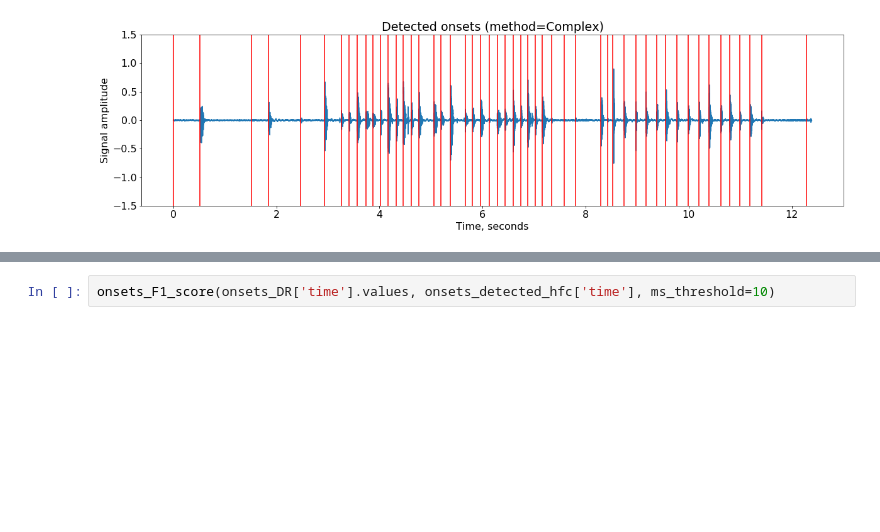
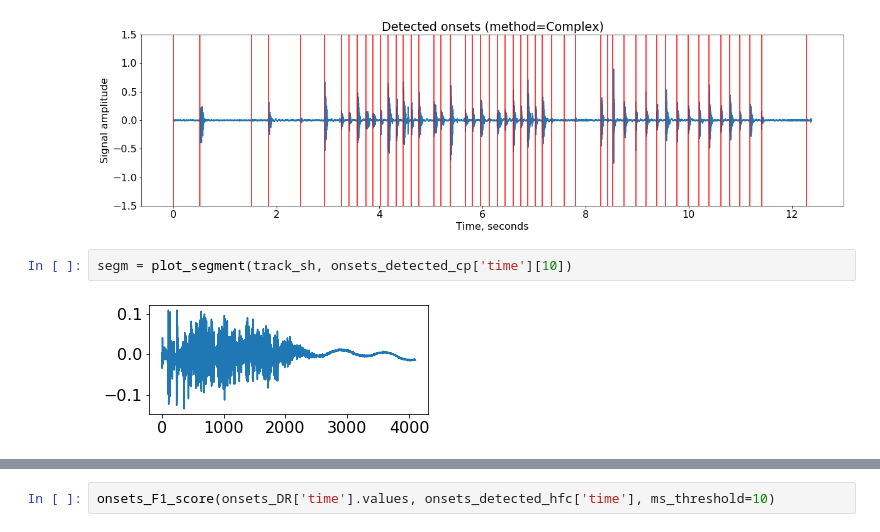
Before and after one commit to flyingleafe/vxs-vpt, a Jupyter notebook: notebooks/Experiments.ipynb, the cells around one changed output, grey strips where cells are left out. Saved outputs shown, nothing was run; the diff lists cells and outputs as text; blank space fills up the shorter version.

```diff
--- a/notebooks/Experiments.ipynb
+++ b/notebooks/Experiments.ipynb
@@ -80,3 +97,7 @@ onsets_detected_cp = detect_onsets(track_sh, method='complex')
 plot_track(track_sh, onsets=onsets_detected_cp, title='Detected onsets (method=Complex)')
 # %% [output]
 [figure]
+# %%
+segm = plot_segment(track_sh, onsets_detected_cp['time'][10])
+# %% [output]
+[figure, added]
```
Also changed, not shown: parts of 16 cells of this notebook, 7 other files.
